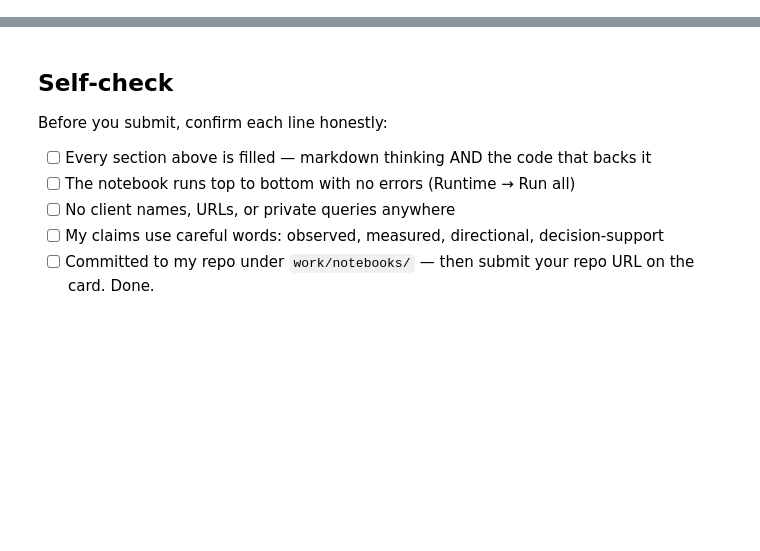
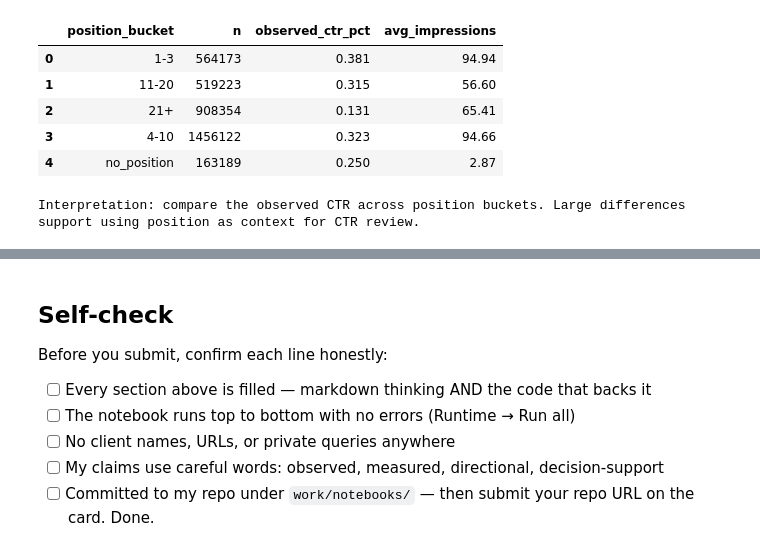
Before and after one commit to krithi-ks/flyrankAI-ML, a Jupyter notebook: work/notebooks/w04_signal_audit.ipynb, the cells around one changed output, grey strips where cells are left out. Drawn from its saved outputs; the diff is of its cells as text; code cells hidden in the pictures; blank space fills up the shorter version.

```diff
--- a/work/notebooks/w04_signal_audit.ipynb
+++ b/work/notebooks/w04_signal_audit.ipynb
@@ -12,0 +261,52 @@ This skeleton is yours to fill. Work the sections **in order** — each one has
+# %%
+# This cell is for CODE (numbers, a query, a check).
+# Write your text answer in the cell ABOVE this one — typing sentences here breaks Run All.
+
+# ML-06 Section 3 — Flag-linked CTR test
+
+flag_linked_test = con.sql(f"""
+    SELECT
+        CASE
+            WHEN gsc_avg_position > 0 AND gsc_avg_position <= 3
+                THEN '1-3'
+            WHEN gsc_avg_position > 3 AND gsc_avg_position <= 10
+                THEN '4-10'
+            WHEN gsc_avg_position > 10 AND gsc_avg_position <= 20
+                THEN '11-20'
+            WHEN gsc_avg_position > 20
+                THEN '21+'
+            ELSE 'no_position'
+        END AS position_bucket,
+
+        COUNT(*) AS n,
+
+        ROUND(
+            100.0 * SUM(gsc_clicks)
+            / NULLIF(SUM(gsc_impressions), 0),
+            3
+        ) AS observed_ctr_pct,
+
+        ROUND(AVG(gsc_impressions), 2) AS avg_impressions
+
+    FROM {PERFORMANCE}
+
+    WHERE gsc_impressions > 0
+
+    GROUP BY 1
+    ORDER BY 1
+""").df()
+
+display(flag_linked_test)
+
+print(
+    "Interpretation: compare the observed CTR across position buckets. "
+    "Large differences support using position as context for CTR review."
+)
+# %% [output]
+|  | position_bucket | n | observed_ctr_pct | avg_impressions |
+| 0 | 1-3 | 564173 | 0.381 | 94.94 |
+| 1 | 11-20 | 519223 | 0.315 | 56.60 |
+| 2 | 21+ | 908354 | 0.131 | 65.41 |
+| 3 | 4-10 | 1456122 | 0.323 | 94.66 |
+| 4 | no_position | 163189 | 0.250 | 2.87 |
+Interpretation: compare the observed CTR across position buckets. Large differences support using position as context for CTR review.
```
Also changed, not shown: parts of 16 cells of this notebook.
